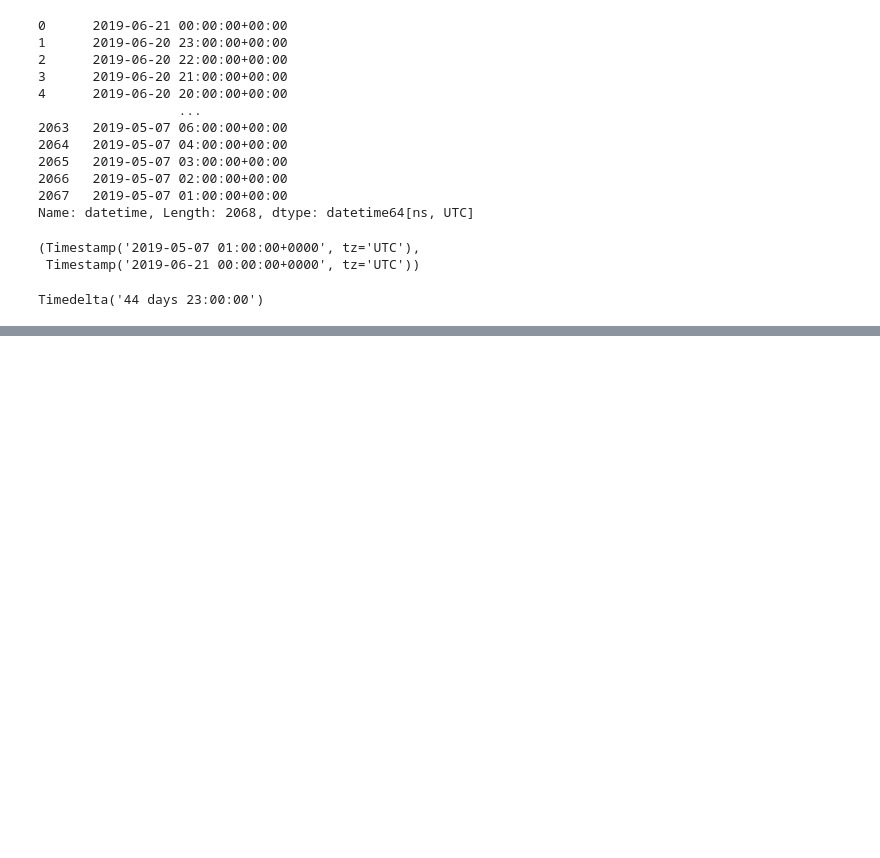
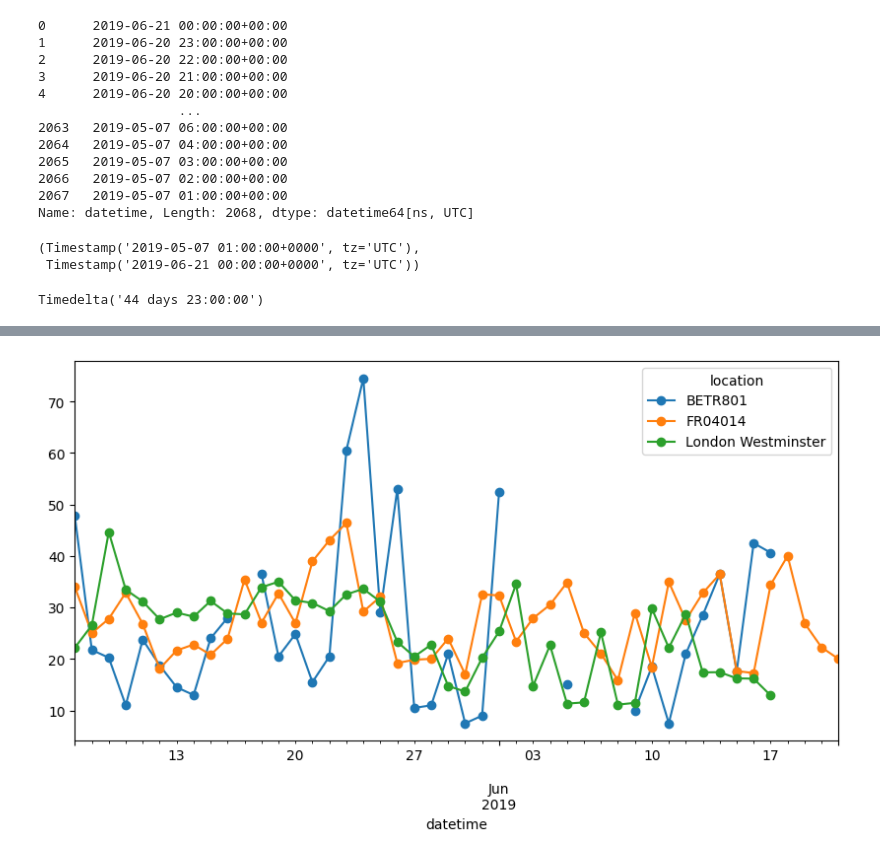
Before and after one commit to zhaoshouhang/pandas_learn, a Jupyter notebook: start09.ipynb, the cells around one changed output, grey strips where cells are left out. Drawn from its saved outputs; the diff is of its cells as text; code cells hidden in the pictures; blank space fills up the shorter version.

```diff
--- a/start09.ipynb
+++ b/start09.ipynb
@@ -48,0 +130,4 @@ Timedelta('44 days 23:00:00')
+# %%
+no_2.resample("D").mean().plot(style="-o", figsize=(10, 5));
+# %% [output]
+[figure, added]
```
Also changed, not shown: parts of 8 cells of this notebook, 1 other file.
